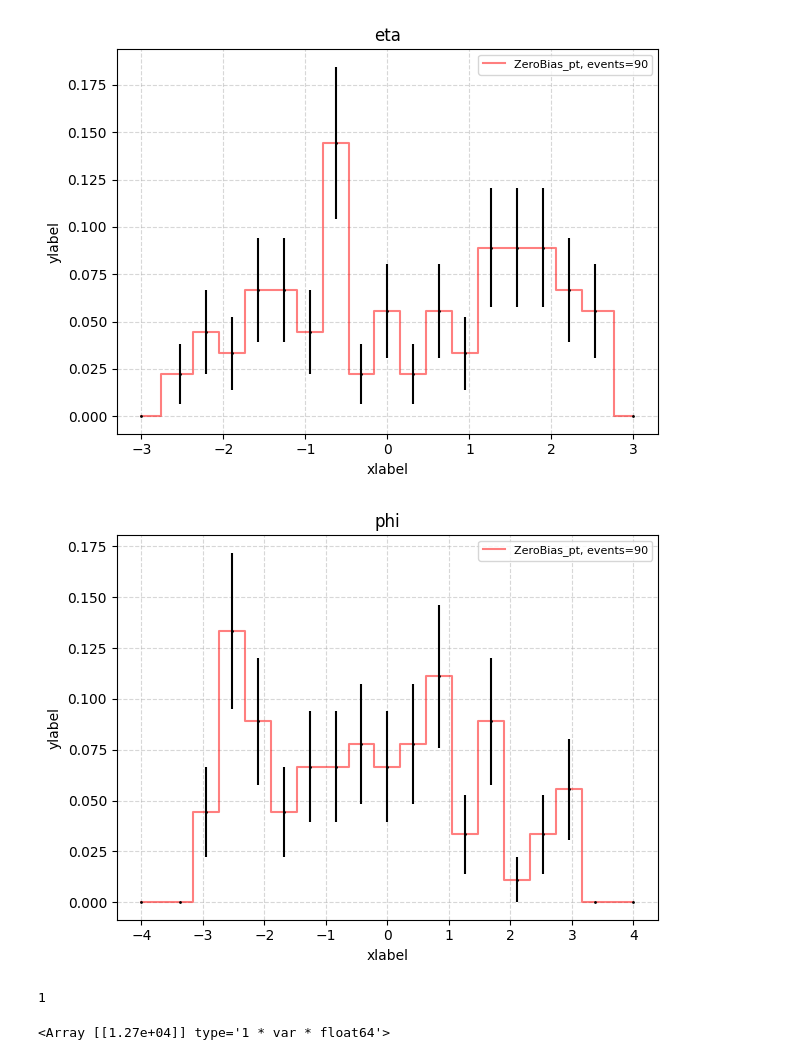
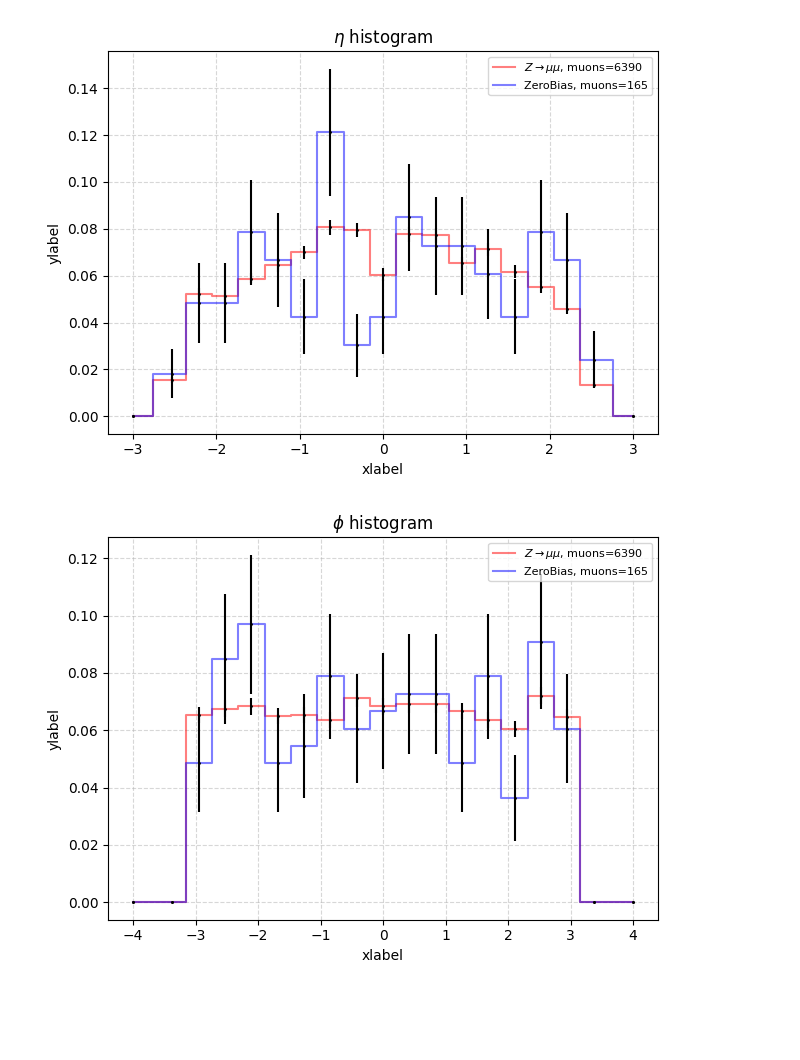
Before and after one commit to Ruba18-Code/BSc-Thesis-LVL1-trigger-for-isolated-muons-at-ATLAS, a Jupyter notebook: test_LVL1.ipynb, the cells around one changed output. Saved outputs shown, nothing was run; the diff lists cells and outputs as text; code cells hidden in the pictures; blank space fills up the shorter version.

```diff
--- a/test_LVL1.ipynb
+++ b/test_LVL1.ipynb
@@ -1,4 +1,31 @@
 # %%
 #Import functions------------------------------------------------------------------------------------------------------
 from my_functions import*
+
+#Open ROOT file with uproot--------------------------------------------------------------------------------------------
+file= uproot.open("/home/ruben/Escritorio/BachelorThesisRuben/Data/Muon_trees.root")
+
+#Get trees-------------------------------------------------------------------------------------------------------------
+MuonTree_ZeroBias=file["MuonTree_ZeroBias;1"]
+MuonTree_Zmumu=file["MuonTree_Zmumu;1"]
+
+
+nmin1=0
+nmax1=5000
+
+Zmumu_pt=quality_selector_with_empty(MuonTree_Zmumu["muon_quality"].array(),MuonTree_Zmumu["muon_pt"].array(),0)[nmin1:nmax1]
+Zmumu_eta=quality_selector_with_empty(MuonTree_Zmumu["muon_quality"].array(),MuonTree_Zmumu["muon_eta"].array(),0)[nmin1:nmax1]
+Zmumu_phi=quality_selector_with_empty(MuonTree_Zmumu["muon_quality"].array(),MuonTree_Zmumu["muon_phi"].array(),0)[nmin1:nmax1]
+#Select the Z peak pairs
+Zmumu_pt, Zmumu_eta, Zmumu_phi= get_all_Z_peak_pairs(Zmumu_pt,Zmumu_eta,Zmumu_phi)
+
+dr_min=0.1
+dr_max=0.6
+Zmumu_iso=muon_isolation_all_events(MuonTree_Zmumu, Zmumu_eta, Zmumu_phi, dr_min, dr_max, [nmin1, nmax1])
+Zmumu_ratio=ak.flatten(Zmumu_iso)/ak.flatten(Zmumu_pt)
+
+Zmumu_iso=ak.flatten(Zmumu_iso)
+Zmumu_iso=Zmumu_iso[~np.isnan(Zmumu_iso)]
+l1=len(Zmumu_iso)
+l3=len(Zmumu_ratio)
 # %%
@@ -67,6 +106,6 @@ Current total length 90
 # %%
-l=len(ZeroBias_pt_total[ak.num(ZeroBias_pt_total) > 0])
-coolplot([ZeroBias_pt_total], np.linspace(0,5*10**4,20), labels=[f"ZeroBias_pt, events={l}"], title="pt")
-coolplot([ZeroBias_eta_total], np.linspace(-3,3,20), labels=[f"ZeroBias_pt, events={l}"], title="eta")
-coolplot([ZeroBias_phi_total], np.linspace(-4,4,20), labels=[f"ZeroBias_pt, events={l}"], title="phi")
+l2=len(ak.flatten(ZeroBias_pt_total[ak.num(ZeroBias_pt_total) > 0]))
+coolplot([Zmumu_pt, ZeroBias_pt_total], np.linspace(0,10*10**4,20), labels=[rf"$Z\to\mu\mu$, muons={l1}", f"ZeroBias, muons={l2}"], title=r"$p_T$ histogram")
+coolplot([Zmumu_eta, ZeroBias_eta_total], np.linspace(-3,3,20), labels=[rf"$Z\to\mu\mu$, muons={l1}", f"ZeroBias, muons={l2}"], title=r"$\eta$ histogram")
+coolplot([Zmumu_phi, ZeroBias_phi_total], np.linspace(-4,4,20), labels=[rf"$Z\to\mu\mu$, muons={l1}", f"ZeroBias, muons={l2}"], title=r"$\phi$ histogram")
 # %% [output]
@@ -74,12 +113,3 @@ coolplot([ZeroBias_phi_total], np.linspace(-4,4,20), labels=[f"ZeroBias_pt, even
-[figure, old version]
+[figure, new version]
-[figure, old version]
+[figure, new version]
-# %%
-len(iso_total[ak.num(iso_total) > 0])
-# %% [output]
-1
-# %%
-iso_total=iso_total[~np.isnan(iso_total)]
-iso_total[ak.num(iso_total) > 0]
-# %% [output]
-<Array [[1.27e+04]] type='1 * var * float64'>
 # %%
```
Also changed, not shown: parts of 5 cells of this notebook.
